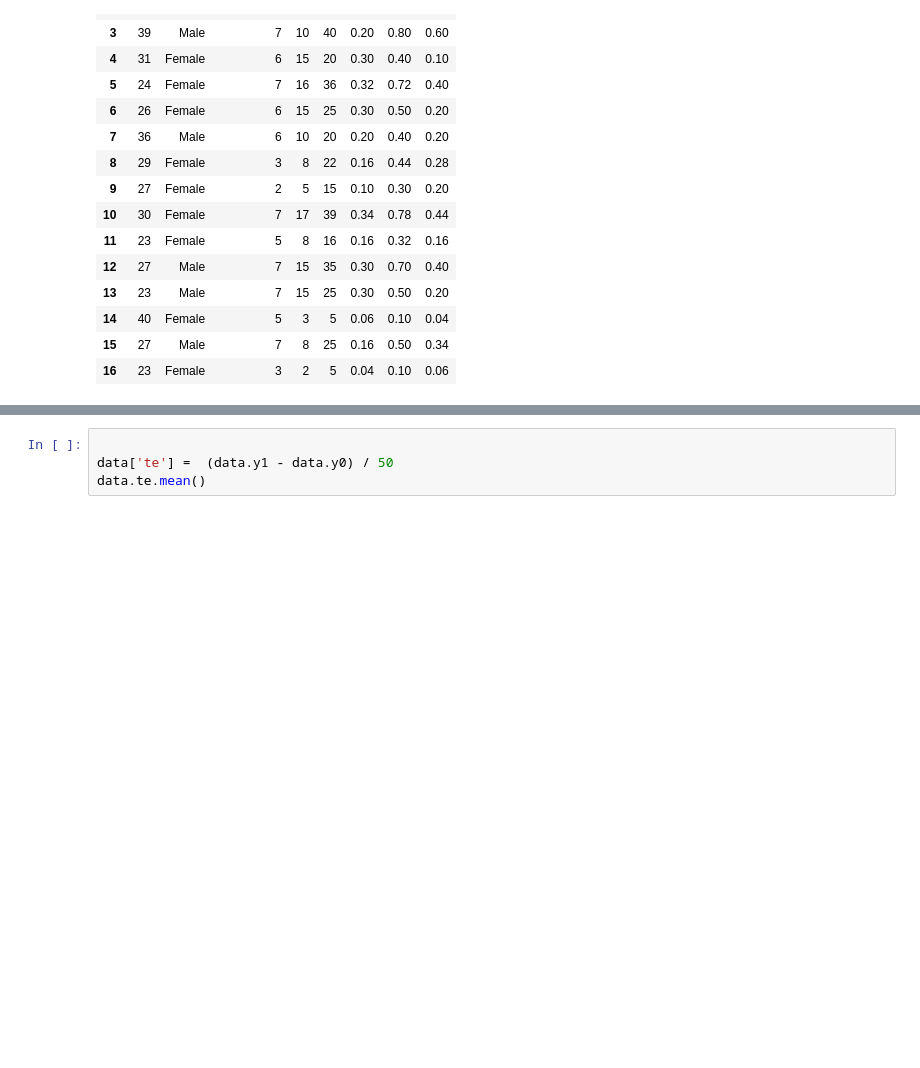
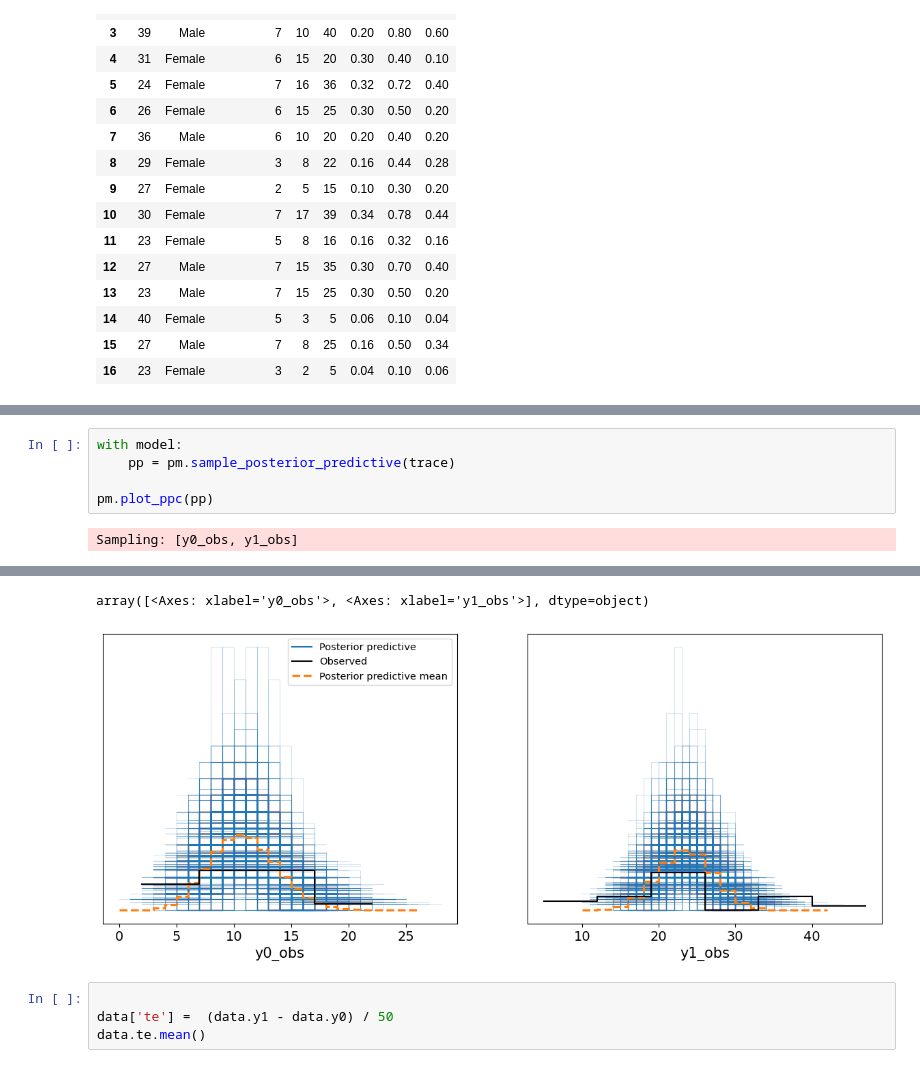
Before and after one commit to tarmojuristo/bayes2025, a Jupyter notebook: basketball.ipynb, the cells around one changed output, grey strips where cells are left out. Saved outputs shown, nothing was run; the diff lists cells and outputs as text; blank space fills up the shorter version.

```diff
--- a/basketball.ipynb
+++ b/basketball.ipynb
@@ -522,0 +523,7 @@ Sampling 4 chains for 1_000 tune and 1_000 draw iterations (4_000 + 4_000 draws
+# %%
+with model:
+    pp = pm.sample_posterior_predictive(trace)
+
+pm.plot_ppc(pp)
+# %% [output]
+Sampling: [y0_obs, y1_obs]
@@ -523,3 +532,5 @@ Sampling 4 chains for 1_000 tune and 1_000 draw iterations (4_000 + 4_000 draws
+array([<Axes: xlabel='y0_obs'>, <Axes: xlabel='y1_obs'>], dtype=object)
+[figure, added]
 # %%
 
 data['te'] =  (data.y1 - data.y0) / 50
```
Also changed, not shown: parts of 21 cells of this notebook, 5 other files.
